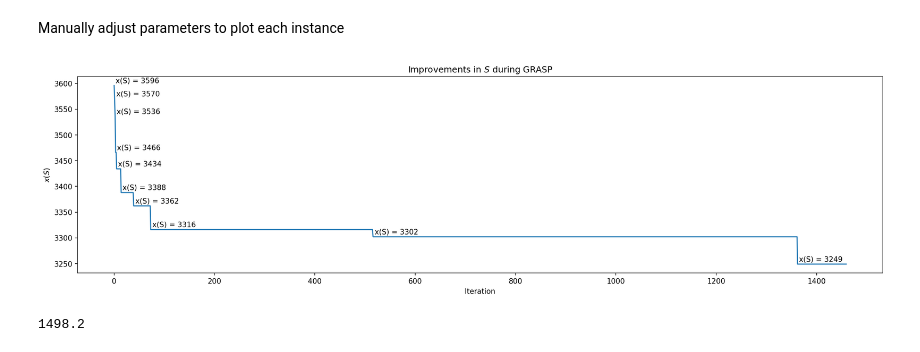
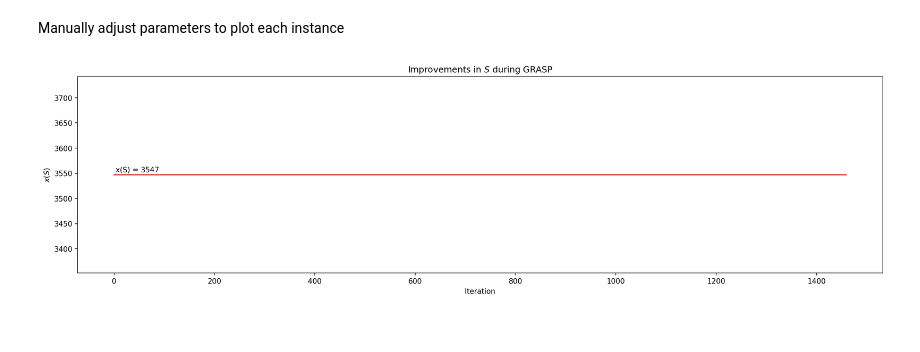
Before and after one commit to netotz/alpha-neighbor-p-center-problem, a Jupyter notebook: anpcp/igrasp_iters.ipynb, the cells around one changed output. Drawn from its saved outputs; the diff is of its cells as text; code cells hidden in the pictures.

Commit message:
feat(grasp): add new results of iters experiment

```diff
--- a/anpcp/igrasp_iters.ipynb
+++ b/anpcp/igrasp_iters.ipynb
@@ -4,6 +4,7 @@
 import pandas as pd
 from grasp_iters import read_results, DIRPATH
 
+save = False
 names = [
     "rat783_522_261_0_p20_a2", # 0
     "rat783_522_261_0_p20_a3",
@@ -11,11 +12,15 @@ names = [
     "rl1323_882_441_0_p20_a3",
     "anpcp_882_441_0_p20_a2",  # 4
     "anpcp_882_441_0_p20_a3",
+
+    "rl1323_882_441_0_p44_a2", # 6
+    "rl1323_882_441_0_p44_a3",
+    "anpcp_882_441_0_p44_a2",  # 8
+    "anpcp_882_441_0_p44_a3",
 ]
-name = names[4]
+name = names[7]
 
 iters = read_results(name)
-
 iters
 # %% [output]
 |  | iter | beta | RGD_OF | AFVS_OF | time | is_new_best |
@@ -111,12 +108,8 @@ Manually adjust parameters to plot each instance
 # %%
 plot_improvs(
     iters, 1460, 3, 5,
     "tab:blue" if name.endswith("2") else "tab:red",
-    f"{DIRPATH}\\iters_plot_{name}.png"
+    f"{DIRPATH}\\iters_plot_{name}.png" if save else ""
 )
 # %% [output]
-[figure, old version]
+[figure, new version]
-# %%
-1362 * 1.1
-# %% [output]
-1498.2
```
Also changed, not shown: parts of 4 cells of this notebook, 3 other files.
